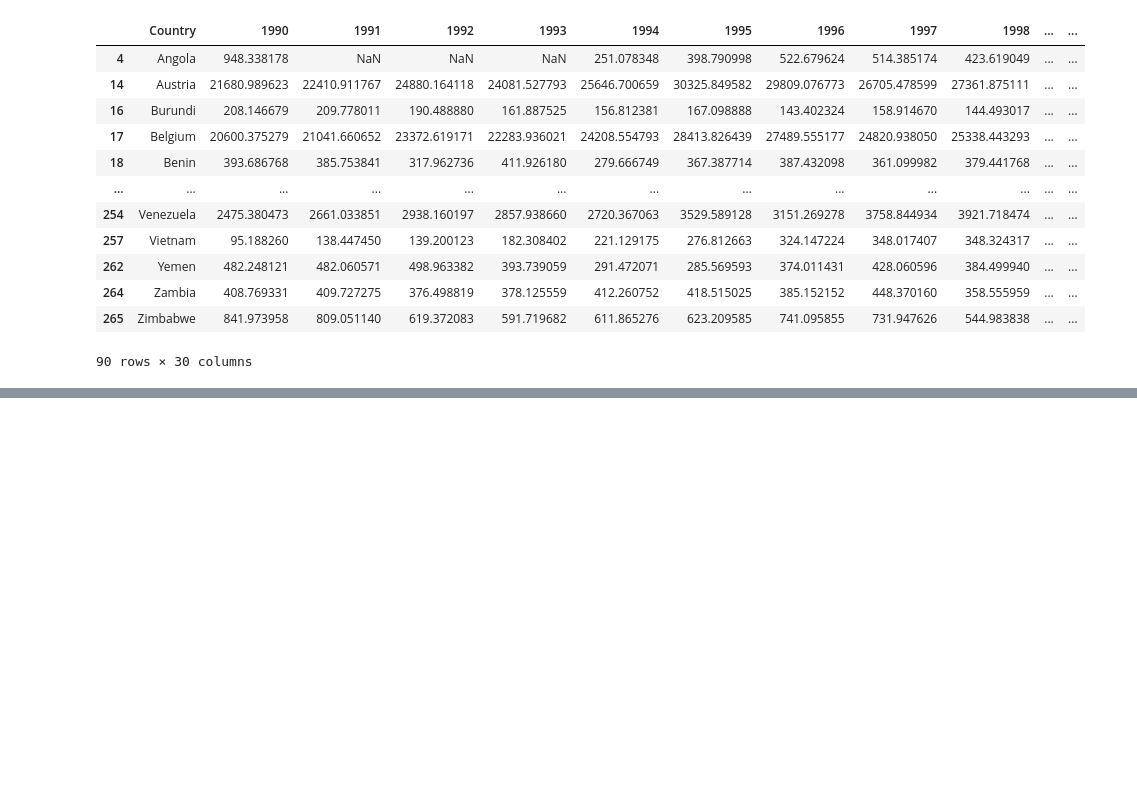
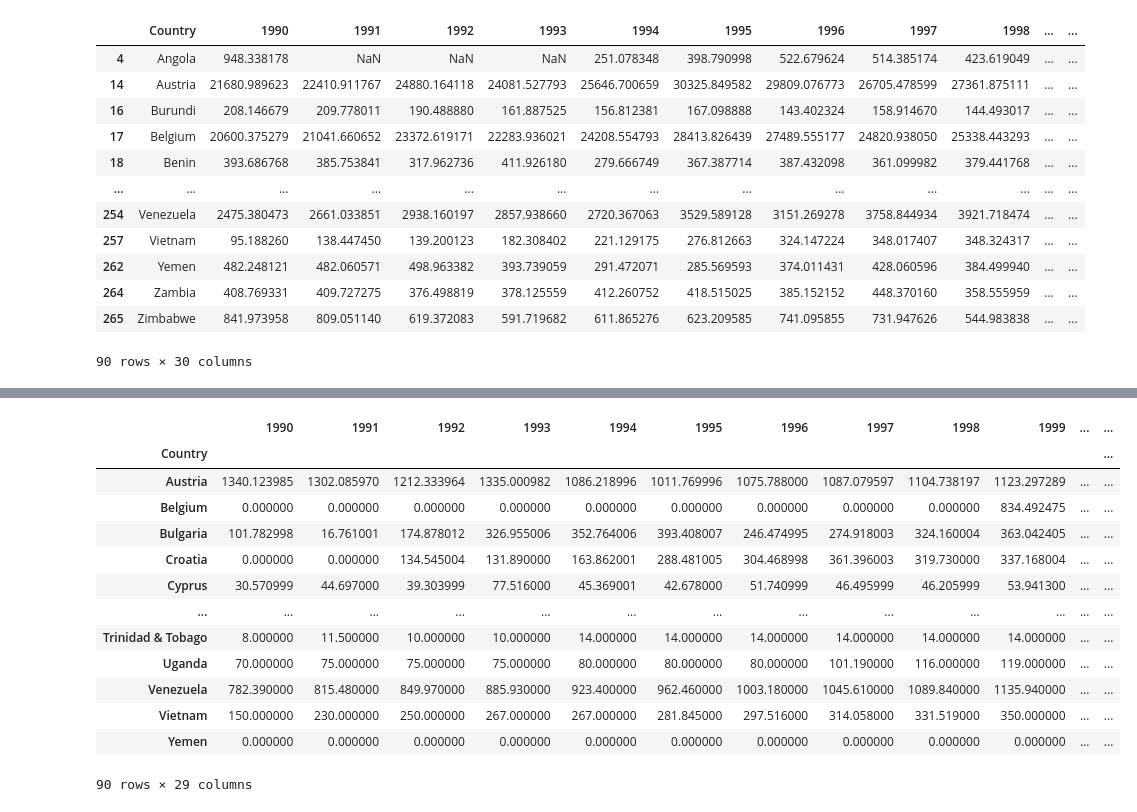
Before and after one commit to d0rtilla/Project-2-ETL, a Jupyter notebook: Coffee-Cleanup.ipynb, the cells around one changed output, grey strips where cells are left out. Drawn from its saved outputs; the diff is of its cells as text; code cells hidden in the pictures; blank space fills up the shorter version.

```diff
--- a/Coffee-Cleanup.ipynb
+++ b/Coffee-Cleanup.ipynb
@@ -258,2 +275,19 @@ gdp_trimmed
+# %%
+concat_consumption.set_index('Country')
+# %% [output]
+|  | 1990 | 1991 | 1992 | 1993 | 1994 | 1995 | 1996 | 1997 | 1998 | 1999 | ... | ... |
+| Country |  |  |  |  |  |  |  |  |  |  |  | ... |
+| Austria | 1340.123985 | 1302.085970 | 1212.333964 | 1335.000982 | 1086.218996 | 1011.769996 | 1075.788000 | 1087.079597 | 1104.738197 | 1123.297289 | ... | ... |
+| Belgium | 0.000000 | 0.000000 | 0.000000 | 0.000000 | 0.000000 | 0.000000 | 0.000000 | 0.000000 | 0.000000 | 834.492475 | ... | ... |
+| Bulgaria | 101.782998 | 16.761001 | 174.878012 | 326.955006 | 352.764006 | 393.408007 | 246.474995 | 274.918003 | 324.160004 | 363.042405 | ... | ... |
+| Croatia | 0.000000 | 0.000000 | 134.545004 | 131.890000 | 163.862001 | 288.481005 | 304.468998 | 361.396003 | 319.730000 | 337.168004 | ... | ... |
+| Cyprus | 30.570999 | 44.697000 | 39.303999 | 77.516000 | 45.369001 | 42.678000 | 51.740999 | 46.495999 | 46.205999 | 53.941300 | ... | ... |
+| ... | ... | ... | ... | ... | ... | ... | ... | ... | ... | ... | ... | ... |
+| Trinidad & Tobago | 8.000000 | 11.500000 | 10.000000 | 10.000000 | 14.000000 | 14.000000 | 14.000000 | 14.000000 | 14.000000 | 14.000000 | ... | ... |
+| Uganda | 70.000000 | 75.000000 | 75.000000 | 75.000000 | 80.000000 | 80.000000 | 80.000000 | 101.190000 | 116.000000 | 119.000000 | ... | ... |
+| Venezuela | 782.390000 | 815.480000 | 849.970000 | 885.930000 | 923.400000 | 962.460000 | 1003.180000 | 1045.610000 | 1089.840000 | 1135.940000 | ... | ... |
+| Vietnam | 150.000000 | 230.000000 | 250.000000 | 267.000000 | 267.000000 | 281.845000 | 297.516000 | 314.058000 | 331.519000 | 350.000000 | ... | ... |
+| Yemen | 0.000000 | 0.000000 | 0.000000 | 0.000000 | 0.000000 | 0.000000 | 0.000000 | 0.000000 | 0.000000 | 0.000000 | ... | ... |
+90 rows × 29 columns
 # %%
 # save cleaned datasets to 'cleaned-datasets' directory
```
Also changed, not shown: parts of 2 cells of this notebook, 2 other files.
